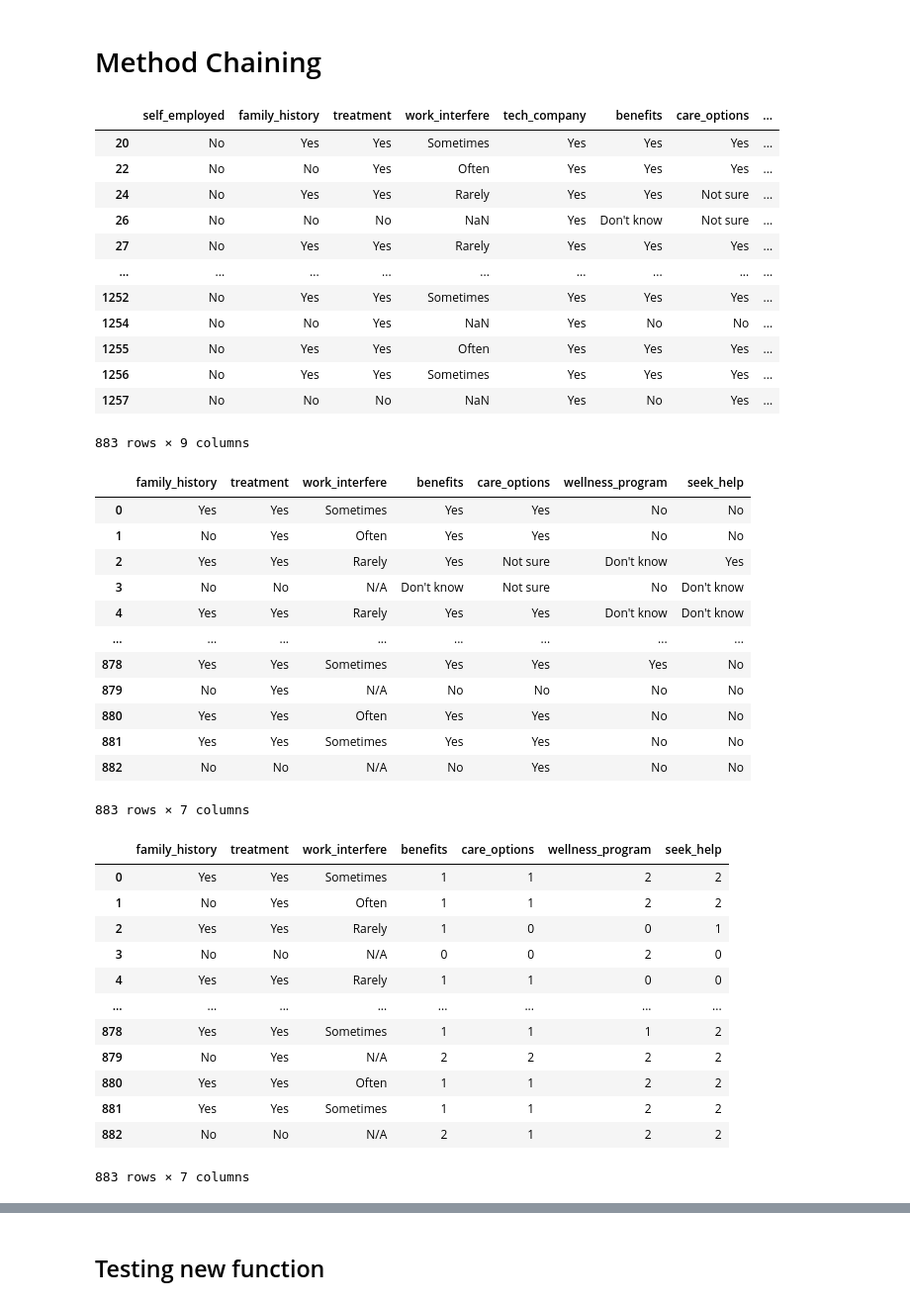
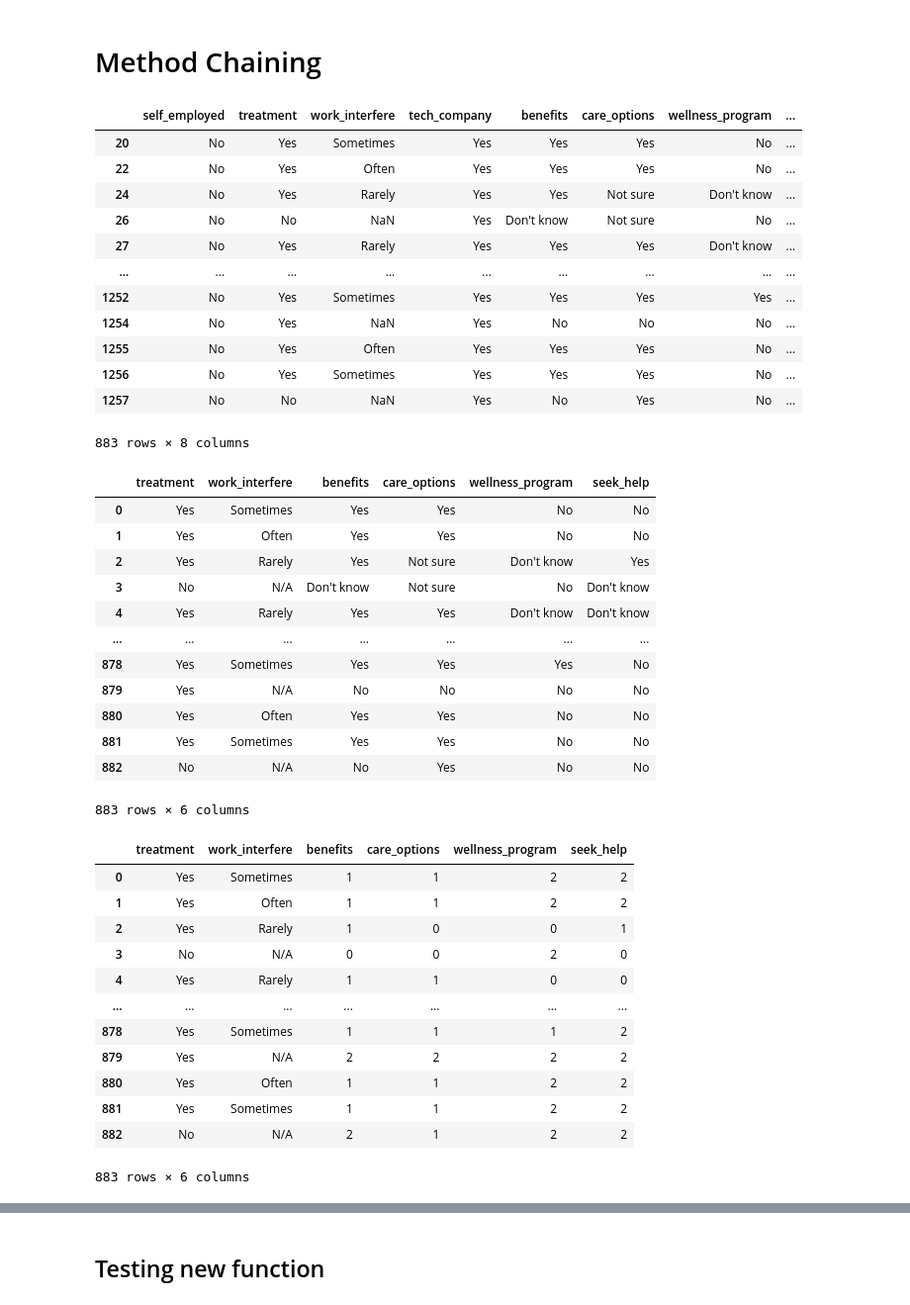
Before and after one commit to cltomiyama/MentalHealthSurvey_analysis, a Jupyter notebook: analysis/gale/analysispipeline_methodchain.ipynb, the cells around one changed output, grey strips where cells are left out. Shown at 99% size. Drawn from its saved outputs; the diff is of its cells as text; code cells hidden in the pictures.

```diff
--- a/analysis/gale/analysispipeline_methodchain.ipynb
+++ b/analysis/gale/analysispipeline_methodchain.ipynb
@@ -265,27 +264,27 @@ mh_cleaned.to_csv('../../data/processed/mh_cleaned_gc.csv', index=None)
 # %%
 # dataset loading and first round of filtering of rows and columns
 mh0 = (
     pd.read_csv('../../data/raw/mentalhealthintech.csv')
-       .loc[:, ['self_employed', 'family_history', 'treatment', 'work_interfere', 'tech_company', 'benefits', 'care_options', 'wellness_program', 'seek_help']]
+       .loc[:, ['self_employed', 'treatment', 'work_interfere', 'tech_company', 'benefits', 'care_options', 'wellness_program', 'seek_help']]
        .loc[lambda row : row['self_employed'].str.find('Yes')== -1]
        .loc[lambda row : row['tech_company'].str.find('No') == -1]
       )
 
 mh0
 # %% [output]
-|  | self_employed | family_history | treatment | work_interfere | tech_company | benefits | care_options | ... |
-| 20 | No | Yes | Yes | Sometimes | Yes | Yes | Yes | ... |
-| 22 | No | No | Yes | Often | Yes | Yes | Yes | ... |
-| 24 | No | Yes | Yes | Rarely | Yes | Yes | Not sure | ... |
-| 26 | No | No | No | NaN | Yes | Don't know | Not sure | ... |
-| 27 | No | Yes | Yes | Rarely | Yes | Yes | Yes | ... |
+|  | self_employed | treatment | work_interfere | tech_company | benefits | care_options | wellness_program | ... |
+| 20 | No | Yes | Sometimes | Yes | Yes | Yes | No | ... |
+| 22 | No | Yes | Often | Yes | Yes | Yes | No | ... |
+| 24 | No | Yes | Rarely | Yes | Yes | Not sure | Don't know | ... |
+| 26 | No | No | NaN | Yes | Don't know | Not sure | No | ... |
+| 27 | No | Yes | Rarely | Yes | Yes | Yes | Don't know | ... |
 | ... | ... | ... | ... | ... | ... | ... | ... | ... |
-| 1252 | No | Yes | Yes | Sometimes | Yes | Yes | Yes | ... |
-| 1254 | No | No | Yes | NaN | Yes | No | No | ... |
-| 1255 | No | Yes | Yes | Often | Yes | Yes | Yes | ... |
-| 1256 | No | Yes | Yes | Sometimes | Yes | Yes | Yes | ... |
-| 1257 | No | No | No | NaN | Yes | No | Yes | ... |
+| 1252 | No | Yes | Sometimes | Yes | Yes | Yes | Yes | ... |
+| 1254 | No | Yes | NaN | Yes | No | No | No | ... |
+| 1255 | No | Yes | Often | Yes | Yes | Yes | No | ... |
+| 1256 | No | Yes | Sometimes | Yes | Yes | Yes | No | ... |
+| 1257 | No | No | NaN | Yes | No | Yes | No | ... |
-883 rows × 9 columns
+883 rows × 8 columns
 # %%
 # handling missing data and removing more undesired columns
 mh0 = (
@@ -296,19 +295,19 @@ mh0 = (
 
 mh0
 # %% [output]
-|  | family_history | treatment | work_interfere | benefits | care_options | wellness_program | seek_help |
-| 0 | Yes | Yes | Sometimes | Yes | Yes | No | No |
-| 1 | No | Yes | Often | Yes | Yes | No | No |
-| 2 | Yes | Yes | Rarely | Yes | Not sure | Don't know | Yes |
-| 3 | No | No | N/A | Don't know | Not sure | No | Don't know |
-| 4 | Yes | Yes | Rarely | Yes | Yes | Don't know | Don't know |
-| ... | ... | ... | ... | ... | ... | ... | ... |
-| 878 | Yes | Yes | Sometimes | Yes | Yes | Yes | No |
-| 879 | No | Yes | N/A | No | No | No | No |
-| 880 | Yes | Yes | Often | Yes | Yes | No | No |
-| 881 | Yes | Yes | Sometimes | Yes | Yes | No | No |
-| 882 | No | No | N/A | No | Yes | No | No |
+|  | treatment | work_interfere | benefits | care_options | wellness_program | seek_help |
+| 0 | Yes | Sometimes | Yes | Yes | No | No |
+| 1 | Yes | Often | Yes | Yes | No | No |
+| 2 | Yes | Rarely | Yes | Not sure | Don't know | Yes |
+| 3 | No | N/A | Don't know | Not sure | No | Don't know |
+| 4 | Yes | Rarely | Yes | Yes | Don't know | Don't know |
+| ... | ... | ... | ... | ... | ... | ... |
+| 878 | Yes | Sometimes | Yes | Yes | Yes | No |
+| 879 | Yes | N/A | No | No | No | No |
+| 880 | Yes | Often | Yes | Yes | No | No |
+| 881 | Yes | Sometimes | Yes | Yes | No | No |
+| 882 | No | N/A | No | Yes | No | No |
-883 rows × 7 columns
+883 rows × 6 columns
 # %%
 # coding response options and making a new column
 mh0 = (
@@ -320,19 +319,19 @@ mh0 = (
 
 mh0
 # %% [output]
-|  | family_history | treatment | work_interfere | benefits | care_options | wellness_program | seek_help |
-| 0 | Yes | Yes | Sometimes | 1 | 1 | 2 | 2 |
-| 1 | No | Yes | Often | 1 | 1 | 2 | 2 |
-| 2 | Yes | Yes | Rarely | 1 | 0 | 0 | 1 |
-| 3 | No | No | N/A | 0 | 0 | 2 | 0 |
-| 4 | Yes | Yes | Rarely | 1 | 1 | 0 | 0 |
-| ... | ... | ... | ... | ... | ... | ... | ... |
-| 878 | Yes | Yes | Sometimes | 1 | 1 | 1 | 2 |
-| 879 | No | Yes | N/A | 2 | 2 | 2 | 2 |
-| 880 | Yes | Yes | Often | 1 | 1 | 2 | 2 |
-| 881 | Yes | Yes | Sometimes | 1 | 1 | 2 | 2 |
-| 882 | No | No | N/A | 2 | 1 | 2 | 2 |
+|  | treatment | work_interfere | benefits | care_options | wellness_program | seek_help |
+| 0 | Yes | Sometimes | 1 | 1 | 2 | 2 |
+| 1 | Yes | Often | 1 | 1 | 2 | 2 |
+| 2 | Yes | Rarely | 1 | 0 | 0 | 1 |
+| 3 | No | N/A | 0 | 0 | 2 | 0 |
+| 4 | Yes | Rarely | 1 | 1 | 0 | 0 |
+| ... | ... | ... | ... | ... | ... | ... |
+| 878 | Yes | Sometimes | 1 | 1 | 1 | 2 |
+| 879 | Yes | N/A | 2 | 2 | 2 | 2 |
+| 880 | Yes | Often | 1 | 1 | 2 | 2 |
+| 881 | Yes | Sometimes | 1 | 1 | 2 | 2 |
+| 882 | No | N/A | 2 | 1 | 2 | 2 |
-883 rows × 7 columns
+883 rows × 6 columns
 # %%
 # making new columns
 
```
Also changed, not shown: parts of 13 cells of this notebook, 2 other files.
